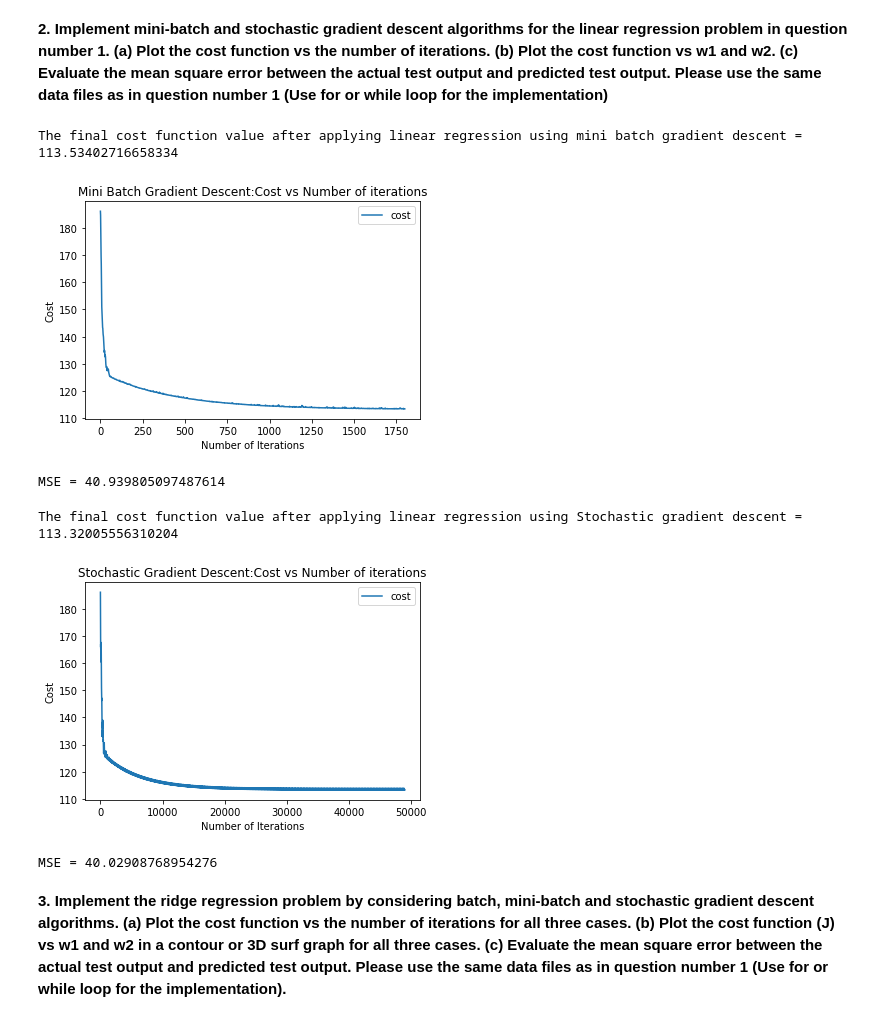
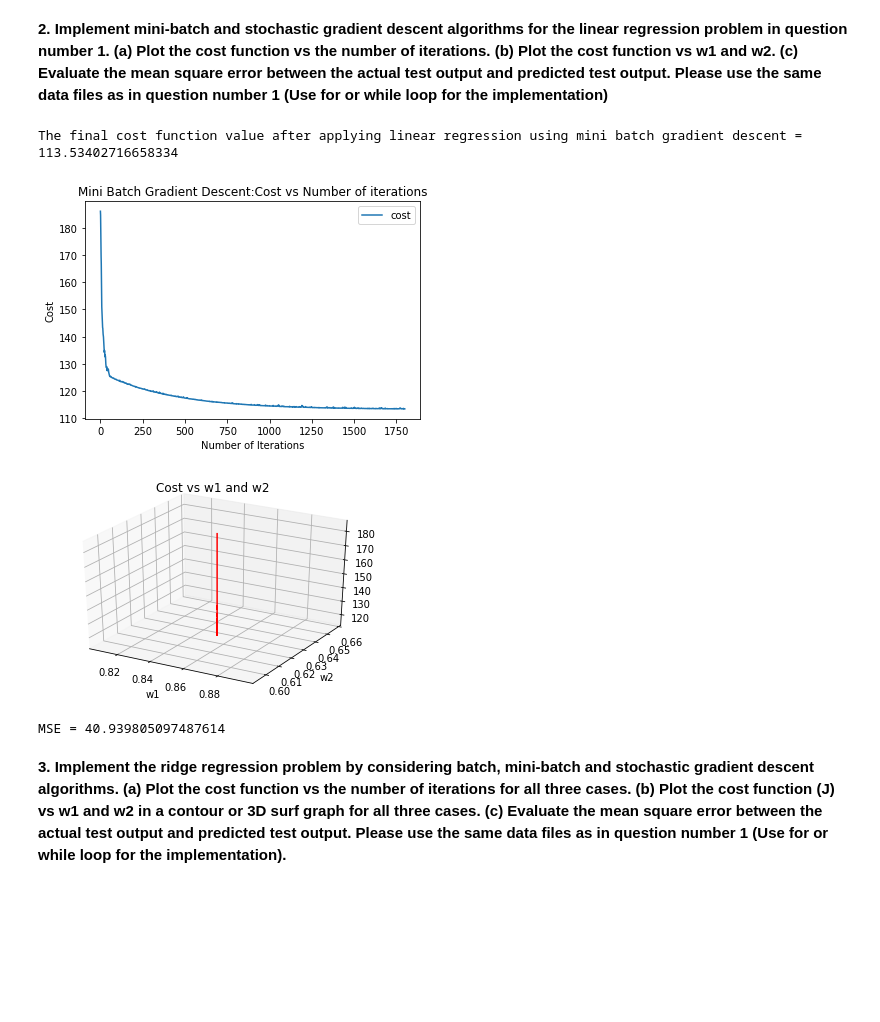
Before and after one commit to Pnsahu94/Neural-Nets-and-Fuzzy-Logic-Assgnment-1, a Jupyter notebook: NNFL.ipynb, the cells around one changed output. Drawn from its saved outputs; the diff is of its cells as text; code cells hidden in the pictures; blank space fills up the shorter version.

```diff
--- a/NNFL.ipynb
+++ b/NNFL.ipynb
@@ -185,35 +178,42 @@ def mini_batch_gradient_descent(X, Y, learning_rate = 0.001 , iteration=3 , batc
 
       weight[0] = weight[0] - learning_rate * sum_temp[0]
       weight[1] = weight[1] - learning_rate * sum_temp[1]
       weight[2] = weight[2] - learning_rate * sum_temp[2]
 
-  return weight , cost_list , w0 , w1 , w2
+  return weight , np.array(cost_list).reshape(-1,1) , np.array(w0) , np.array(w1) , np.array(w2)
 
 # calling mini batch gradient descent function
 weight , cost_list , w0 , w1 , w2 = mini_batch_gradient_descent(X_train_normalised , Y_train_normalised ,iteration=100 , batch_size= 15)
 
 # Final Cost after linear regression using mini batch gradient descent
 print("The final cost function value after applying linear regression using mini batch gradient descent = " +str(cost(X_train_normalised , Y_train_normalised , weight)))
 
 # (a) Plotting Cost vs Number of iterations
 plt.plot(np.array(cost_list) , label = "cost")
 plt.title("Mini Batch Gradient Descent:Cost vs Number of iterations")
 plt.ylabel("Cost")
 plt.xlabel("Number of Iterations")
 plt.legend()
 plt.show()
 
 # (b) Plotting Cost vs W1 vs W2
+ax = plt.axes(projection ='3d')
+ax.plot_wireframe(w1 , w2 ,cost_list , color='red')
+plt.ylabel('w2')
+plt.xlabel('w1')
+plt.title('Cost vs w1 and w2')
+plt.show()
 
 # (c) Mean squared error
 
 Y_pred_normalised = hypothesis(X_test_normalised , weight)
 Y_pred = Y_pred_normalised*np.std(Y_train) + np.mean(Y_train)
 
-print ("MSE = " + str(mse(Y_pred , Y_test)))
+print ("\nMSE = " + str(mse(Y_pred , Y_test)))
 # %% [output]
 The final cost function value after applying linear regression using mini batch gradient descent = 113.53402716658334
 [figure]
+[figure, added]
 MSE = 40.939805097487614
 # %%
 # function to perform stochastic gradient descent
@@ -240,7 +240,7 @@ def stochastic_gradient_descent(X, Y, learning_rate = 0.001 , iteration=500):
       weight[1] = weight[1] - learning_rate * (hyp[j] - Y[j])*X[j,1]
       weight[2] = weight[2] - learning_rate * (hyp[j] - Y[j])*X[j,2]
 
-  return weight , cost_list , w0 , w1 , w2
+  return weight , np.array(cost_list).reshape(-1,1) , np.array(w0) , np.array(w1) , np.array(w2)
 
 # calling stochastic gradient descent function
 weight , cost_list , w0 , w1 , w2 = stochastic_gradient_descent(X_train_normalised , Y_train_normalised ,iteration=200)
@@ -257,17 +257,19 @@ plt.legend()
 plt.show()
 
 # (b) Plotting Cost vs W1 vs W2
+ax = plt.axes(projection ='3d')
+ax.plot_wireframe(w1 , w2 ,cost_list , color='red')
+plt.ylabel('w2')
+plt.xlabel('w1')
+plt.title('Cost vs w1 and w2')
+plt.show()
 
 # (c) Mean squared error
 
 Y_pred_normalised = hypothesis(X_test_normalised , weight)
 Y_pred = Y_pred_normalised*np.std(Y_train) + np.mean(Y_train)
 
-print ("MSE = " + str(mse(Y_pred , Y_test)))
+print ("\nMSE = " + str(mse(Y_pred , Y_test)))
-# %% [output]
-The final cost function value after applying linear regression using Stochastic gradient descent = 113.32005556310204
-[figure, removed]
-MSE = 40.02908768954276
 # %% [markdown]
 **3. Implement the ridge regression problem by considering batch, mini-batch and stochastic
 gradient descent algorithms. (a) Plot the cost function vs the number of iterations for all
```
Also changed, not shown: parts of 10 cells of this notebook.
